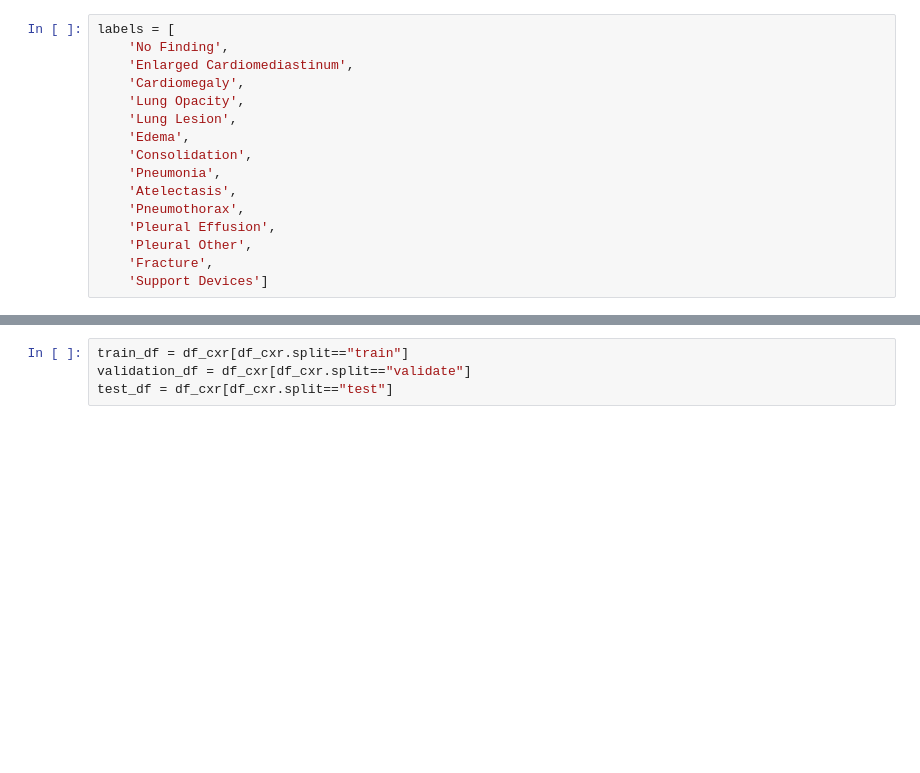
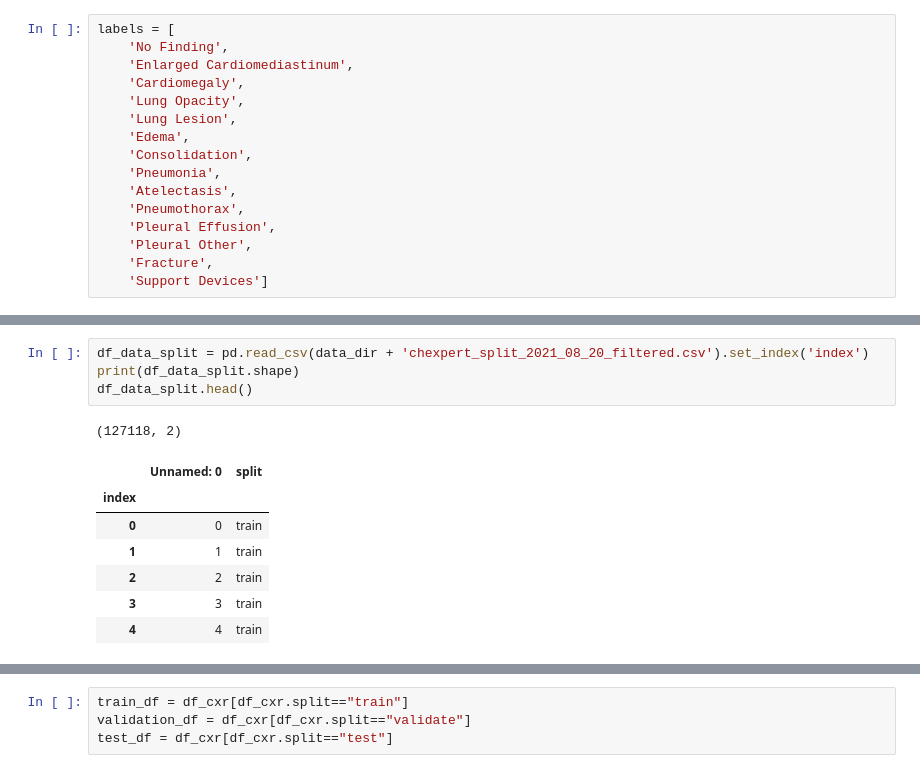
Before and after one commit to GivralNguyen/Towards-Fair-and-Private-AI-in-Chest-Radiograph-Analysis, a Jupyter notebook: data_analysis/data_filter_prepocessing.ipynb, the cells around one changed output, grey strips where cells are left out. Cells and saved outputs as stored; diff of their text form; blank space fills up the shorter version.

```diff
--- a/data_analysis/data_sample.ipynb
+++ b/data_analysis/data_filter_prepocessing.ipynb
@@ -295 +316,14 @@ Black     9263
 Name: count, dtype: int64
+# %%
+df_data_split = pd.read_csv(data_dir + 'chexpert_split_2021_08_20_filtered.csv').set_index('index')
+print(df_data_split.shape)
+df_data_split.head()
+# %% [output]
+(127118, 2)
+|  | Unnamed: 0 | split |
+| index |  |  |
+| 0 | 0 | train |
+| 1 | 1 | train |
+| 2 | 2 | train |
+| 3 | 3 | train |
+| 4 | 4 | train |
```
Also changed, not shown: parts of 30 cells of this notebook, 3 other files.
